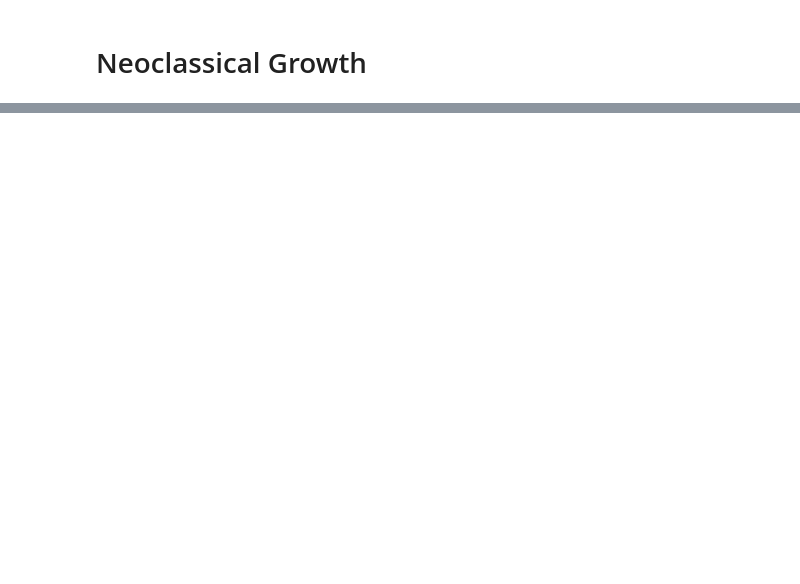
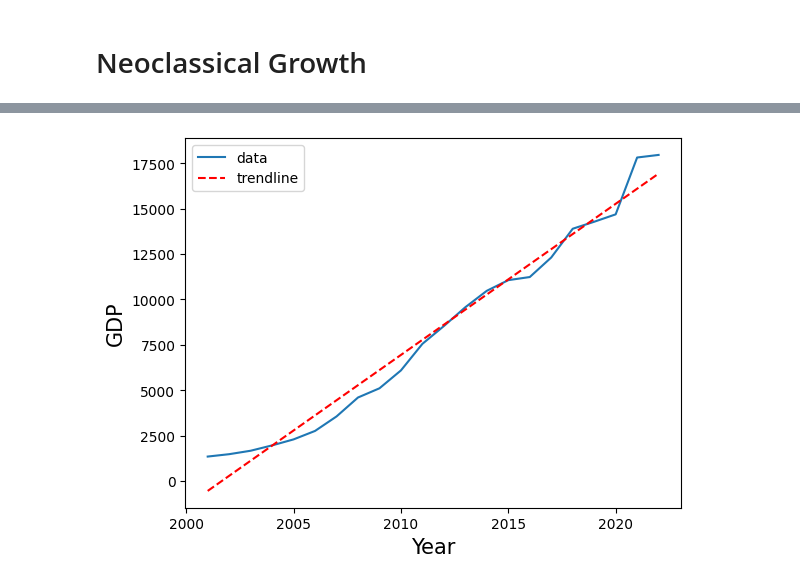
Before and after one commit to thanhqtran/tohoku_bootcamp, a Jupyter notebook: summer2023/math/simul_code.ipynb, the cells around one changed output, grey strips where cells are left out. Drawn from its saved outputs; the diff is of its cells as text; code cells hidden in the pictures; blank space fills up the shorter version.

```diff
--- a/summer2023/math/simul_code.ipynb
+++ b/summer2023/math/simul_code.ipynb
@@ -333,2 +333,7 @@ print(k_values)
 [0.005      0.01853501 0.02745995 0.03089668 0.03200924 0.03235076
  0.03245392 0.03248494 0.03249425 0.03249704 0.03249788]
+# %%
+import pandas as pd
+data = pd.read_csv('/Users/teddi/My Drive/1.1. GPEM Master/SummerCamp2023/data_gdp_growth_china.csv')
+df = pd.DataFrame(data)
+df
@@ -334,0 +354,15 @@ print(k_values)
+# %%
+cutoff = 2000
+x = df[df['year'] > cutoff]['year']
+y = df[df['year'] > cutoff]['gdp']
+# plot trend line
+z = np.polyfit(x, y, 1)
+p = np.poly1d(z)
+plt.plot(x, y)
+plt.plot(x,p(x),"r--")
+plt.xlabel('Year', size=15)
+plt.ylabel('GDP', size=15)
+plt.legend(['data','trendline'])
+plt.show()
+# %% [output]
+[figure, added]
```
Also changed, not shown: parts of 12 cells of this notebook, 15 other files.
